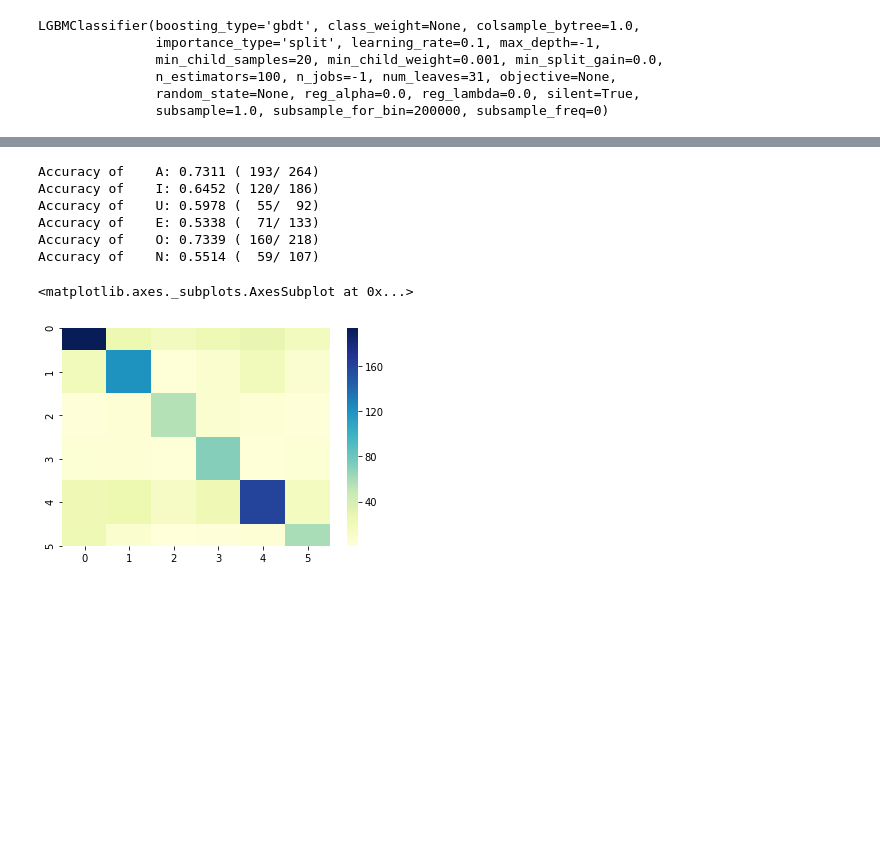
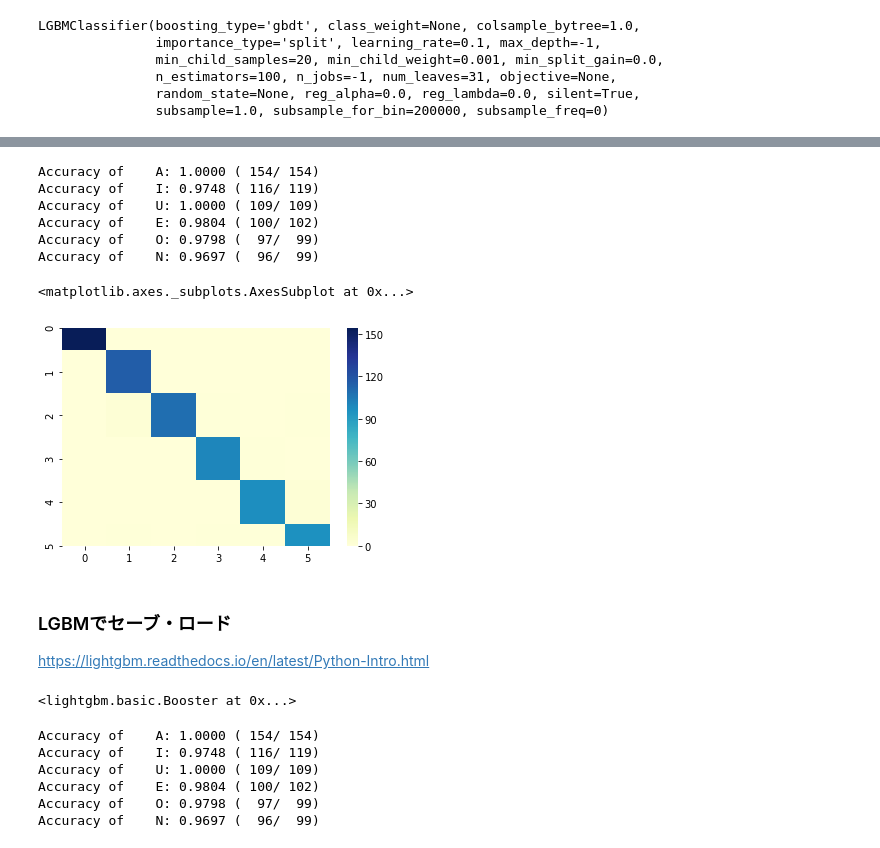
Before and after one commit to qqpann/LipNet-JP, a Jupyter notebook: src/bagging_ResNet_LGBM.ipynb, the cells around one changed output, grey strips where cells are left out. Saved outputs shown, nothing was run; the diff lists cells and outputs as text; code cells hidden in the pictures; blank space fills up the shorter version.

Commit message:
LGBM test acc 0.98! We are the winner!

```diff
--- a/src/bagging_ResNet_LGBM.ipynb
+++ b/src/bagging_ResNet_LGBM.ipynb
@@ -47,0 +141,9 @@ inwidth, inheight = 160, 80
+# %%
+for target_i, target in enumerate(['a', 'i', 'u', 'e', 'o', 'n']):
+    for user, frame_data in firelmdict['vowel_log'][target].items():
+        print('Extracting for user {}'.format(user))
+        for frame_name, lm_xy_data in frame_data.items():
+            res_row = {**extract_to_df(lm_xy_data), 'target': int(target_i)}
+            fire_df = fire_df.append(res_row, ignore_index=True)
+
+fire_df
@@ -116,2 +246,0 @@ dtype_float = torch.cuda.FloatTensor if torch.cuda.is_available() else torch.Flo
-# %%
-letters = ['A', 'I', 'U', 'E', 'O', 'N']
@@ -355,0 +453,2 @@ predict_label = predicted.squeeze().item()
+# %%
+aligned_lm_df = fire_df
@@ -397,6 +528,7 @@ class_correct = [0] * len(letters)
 class_total = [0] * len(letters)
 
 for p, a in zip(pred, test_y):
+    a = int(a)
     class_total[a] += 1
     if p == a:
         class_correct[a] += 1
@@ -404,18 +536,23 @@ for p, a in zip(pred, test_y):
 for i, l in enumerate(letters):
     print('Accuracy of    {}: {:.4f} ({:4d}/{:4d})'.format(l, class_correct[i]/class_total[i], class_correct[i], class_total[i]))
 # %% [output]
-Accuracy of    A: 0.7311 ( 193/ 264)
-Accuracy of    I: 0.6452 ( 120/ 186)
-Accuracy of    U: 0.5978 (  55/  92)
-Accuracy of    E: 0.5338 (  71/ 133)
-Accuracy of    O: 0.7339 ( 160/ 218)
-Accuracy of    N: 0.5514 (  59/ 107)
+Accuracy of    A: 1.0000 ( 154/ 154)
+Accuracy of    I: 0.9748 ( 116/ 119)
+Accuracy of    U: 1.0000 ( 109/ 109)
+Accuracy of    E: 0.9804 ( 100/ 102)
+Accuracy of    O: 0.9798 (  97/  99)
+Accuracy of    N: 0.9697 (  96/  99)
 # %%
 confusion_matrix = np.zeros([len(letters), len(letters)])
 for p, a in zip(pred, test_y):
+    a = int(a)
+    p = int(p)
     confusion_matrix[p, a] += 1
 
 sns.heatmap(confusion_matrix, cmap="YlGnBu")
 # %% [output]
 <matplotlib.axes._subplots.AxesSubplot at 0x...>
-[figure, old version]
+[figure, new version]
+# %% [markdown]
+### LGBMでセーブ・ロード
+https://lightgbm.readthedocs.io/en/latest/Python-Intro.html
@@ -421,0 +561,7 @@ sns.heatmap(confusion_matrix, cmap="YlGnBu")
+# %%
+model_outpath = Path('/home/jphacks/LipNet-JP/model_checkpoints')
+model_outpath.mkdir(exist_ok=True)
+
+model.booster_.save_model(str(model_outpath / model_fname))
+# %% [output]
+<lightgbm.basic.Booster at 0x...>
@@ -421,0 +570,27 @@ sns.heatmap(confusion_matrix, cmap="YlGnBu")
+# %%
+import lightgbm as lgb
+from pathlib import Path
+
+model_outpath = Path('/home/jphacks/LipNet-JP/model_checkpoints')
+bst = lgb.Booster(model_file=str(model_outpath / model_fname))
+
+pred = bst.predict(test_x)
+pred = list(np.argmax(pred, axis=1))
+
+class_correct = [0] * len(letters)
+class_total = [0] * len(letters)
+for p, a in zip(pred, test_y):
+    p = int(p)
+    a = int(a)
+    class_total[a] += 1
+    if p == a:
+        class_correct[a] += 1
+for i, l in enumerate(letters):
+    print('Accuracy of    {}: {:.4f} ({:4d}/{:4d})'.format(l, class_correct[i]/class_total[i], class_correct[i], class_total[i]))
+# %% [output]
+Accuracy of    A: 1.0000 ( 154/ 154)
+Accuracy of    I: 0.9748 ( 116/ 119)
+Accuracy of    U: 1.0000 ( 109/ 109)
+Accuracy of    E: 0.9804 ( 100/ 102)
+Accuracy of    O: 0.9798 (  97/  99)
+Accuracy of    N: 0.9697 (  96/  99)
```
Also changed, not shown: parts of 52 cells of this notebook.
